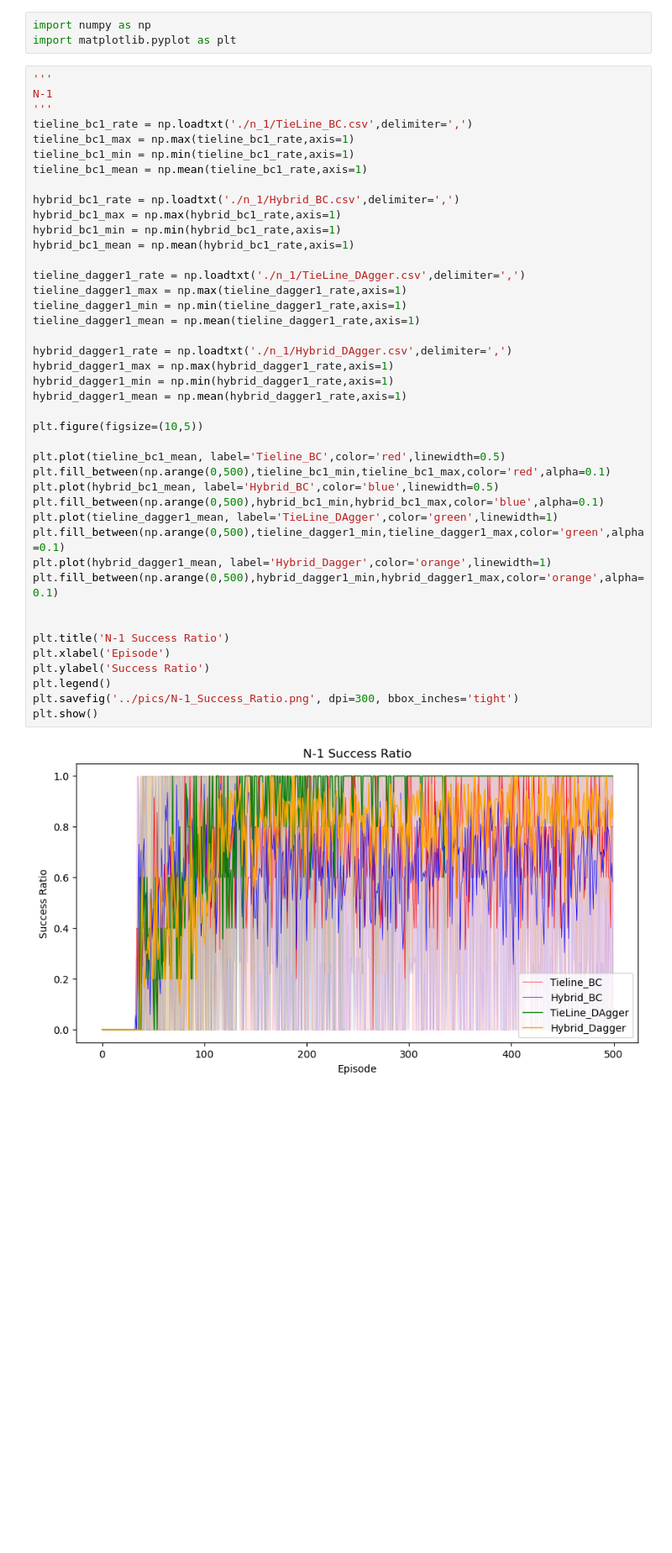
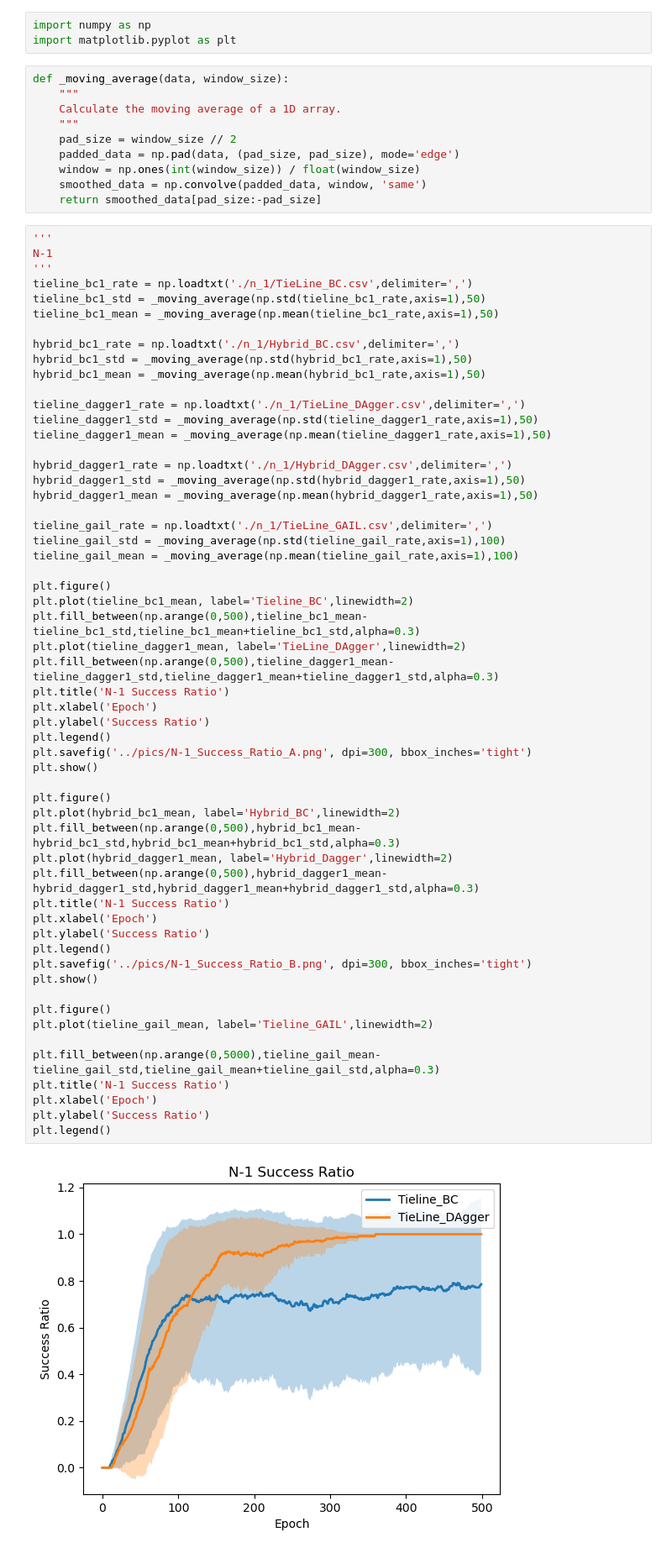
Before and after one commit to RanZhu1989/IL_Self_Healing, a Jupyter notebook: plot/plot.ipynb, the cells around one changed output. Shown at 84% size. Drawn from its saved outputs; the diff is of its cells as text; blank space fills up the shorter version.

```diff
--- a/plot/plot.ipynb
+++ b/plot/plot.ipynb
@@ -1,47 +1,71 @@
 # %%
 import numpy as np
 import matplotlib.pyplot as plt
+# %%
+def _moving_average(data, window_size):
+    """
+    Calculate the moving average of a 1D array.
+    """
+    pad_size = window_size // 2
+    padded_data = np.pad(data, (pad_size, pad_size), mode='edge')
+    window = np.ones(int(window_size)) / float(window_size)
+    smoothed_data = np.convolve(padded_data, window, 'same')
+    return smoothed_data[pad_size:-pad_size]
 # %%
 '''
 N-1
 '''
 tieline_bc1_rate = np.loadtxt('./n_1/TieLine_BC.csv',delimiter=',')
-tieline_bc1_max = np.max(tieline_bc1_rate,axis=1)
-tieline_bc1_min = np.min(tieline_bc1_rate,axis=1)
-tieline_bc1_mean = np.mean(tieline_bc1_rate,axis=1)
+tieline_bc1_std = _moving_average(np.std(tieline_bc1_rate,axis=1),50)
+tieline_bc1_mean = _moving_average(np.mean(tieline_bc1_rate,axis=1),50)
 
 hybrid_bc1_rate = np.loadtxt('./n_1/Hybrid_BC.csv',delimiter=',')
-hybrid_bc1_max = np.max(hybrid_bc1_rate,axis=1)
-hybrid_bc1_min = np.min(hybrid_bc1_rate,axis=1)
-hybrid_bc1_mean = np.mean(hybrid_bc1_rate,axis=1)
+hybrid_bc1_std = _moving_average(np.std(hybrid_bc1_rate,axis=1),50)
+hybrid_bc1_mean = _moving_average(np.mean(hybrid_bc1_rate,axis=1),50)
 
 tieline_dagger1_rate = np.loadtxt('./n_1/TieLine_DAgger.csv',delimiter=',')
-tieline_dagger1_max = np.max(tieline_dagger1_rate,axis=1)
-tieline_dagger1_min = np.min(tieline_dagger1_rate,axis=1)
-tieline_dagger1_mean = np.mean(tieline_dagger1_rate,axis=1)
+tieline_dagger1_std = _moving_average(np.std(tieline_dagger1_rate,axis=1),50)
+tieline_dagger1_mean = _moving_average(np.mean(tieline_dagger1_rate,axis=1),50)
 
 hybrid_dagger1_rate = np.loadtxt('./n_1/Hybrid_DAgger.csv',delimiter=',')
-hybrid_dagger1_max = np.max(hybrid_dagger1_rate,axis=1)
-hybrid_dagger1_min = np.min(hybrid_dagger1_rate,axis=1)
-hybrid_dagger1_mean = np.mean(hybrid_dagger1_rate,axis=1)
+hybrid_dagger1_std = _moving_average(np.std(hybrid_dagger1_rate,axis=1),50)
+hybrid_dagger1_mean = _moving_average(np.mean(hybrid_dagger1_rate,axis=1),50)
 
-plt.figure(figsize=(10,5))
+tieline_gail_rate = np.loadtxt('./n_1/TieLine_GAIL.csv',delimiter=',')
+tieline_gail_std = _moving_average(np.std(tieline_gail_rate,axis=1),100)
+tieline_gail_mean = _moving_average(np.mean(tieline_gail_rate,axis=1),100)
 
-plt.plot(tieline_bc1_mean, label='Tieline_BC',color='red',linewidth=0.5)
-plt.fill_between(np.arange(0,500),tieline_bc1_min,tieline_bc1_max,color='red',alpha=0.1)
-plt.plot(hybrid_bc1_mean, label='Hybrid_BC',color='blue',linewidth=0.5)
-plt.fill_between(np.arange(0,500),hybrid_bc1_min,hybrid_bc1_max,color='blue',alpha=0.1)
-plt.plot(tieline_dagger1_mean, label='TieLine_DAgger',color='green',linewidth=1)
-plt.fill_between(np.arange(0,500),tieline_dagger1_min,tieline_dagger1_max,color='green',alpha=0.1)
-plt.plot(hybrid_dagger1_mean, label='Hybrid_Dagger',color='orange',linewidth=1)
-plt.fill_between(np.arange(0,500),hybrid_dagger1_min,hybrid_dagger1_max,color='orange',alpha=0.1)
-
-
+plt.figure()
+plt.plot(tieline_bc1_mean, label='Tieline_BC',linewidth=2)
+plt.fill_between(np.arange(0,500),tieline_bc1_mean-tieline_bc1_std,tieline_bc1_mean+tieline_bc1_std,alpha=0.3)
+plt.plot(tieline_dagger1_mean, label='TieLine_DAgger',linewidth=2)
+plt.fill_between(np.arange(0,500),tieline_dagger1_mean-tieline_dagger1_std,tieline_dagger1_mean+tieline_dagger1_std,alpha=0.3)
 plt.title('N-1 Success Ratio')
-plt.xlabel('Episode')
+plt.xlabel('Epoch')
 plt.ylabel('Success Ratio')
 plt.legend()
-plt.savefig('../pics/N-1_Success_Ratio.png', dpi=300, bbox_inches='tight')
+plt.savefig('../pics/N-1_Success_Ratio_A.png', dpi=300, bbox_inches='tight')
 plt.show()
+
+plt.figure()
+plt.plot(hybrid_bc1_mean, label='Hybrid_BC',linewidth=2)
+plt.fill_between(np.arange(0,500),hybrid_bc1_mean-hybrid_bc1_std,hybrid_bc1_mean+hybrid_bc1_std,alpha=0.3)
+plt.plot(hybrid_dagger1_mean, label='Hybrid_Dagger',linewidth=2)
+plt.fill_between(np.arange(0,500),hybrid_dagger1_mean-hybrid_dagger1_std,hybrid_dagger1_mean+hybrid_dagger1_std,alpha=0.3)
+plt.title('N-1 Success Ratio')
+plt.xlabel('Epoch')
+plt.ylabel('Success Ratio')
+plt.legend()
+plt.savefig('../pics/N-1_Success_Ratio_B.png', dpi=300, bbox_inches='tight')
+plt.show()
+
+plt.figure()
+plt.plot(tieline_gail_mean, label='Tieline_GAIL',linewidth=2)
+
+plt.fill_between(np.arange(0,5000),tieline_gail_mean-tieline_gail_std,tieline_gail_mean+tieline_gail_std,alpha=0.3)
+plt.title('N-1 Success Ratio')
+plt.xlabel('Epoch')
+plt.ylabel('Success Ratio')
+plt.legend()
 # %% [output]
-[figure, old version]
+[figure, new version]
```
Also changed, not shown: parts of 3 cells of this notebook, 19 other files.
